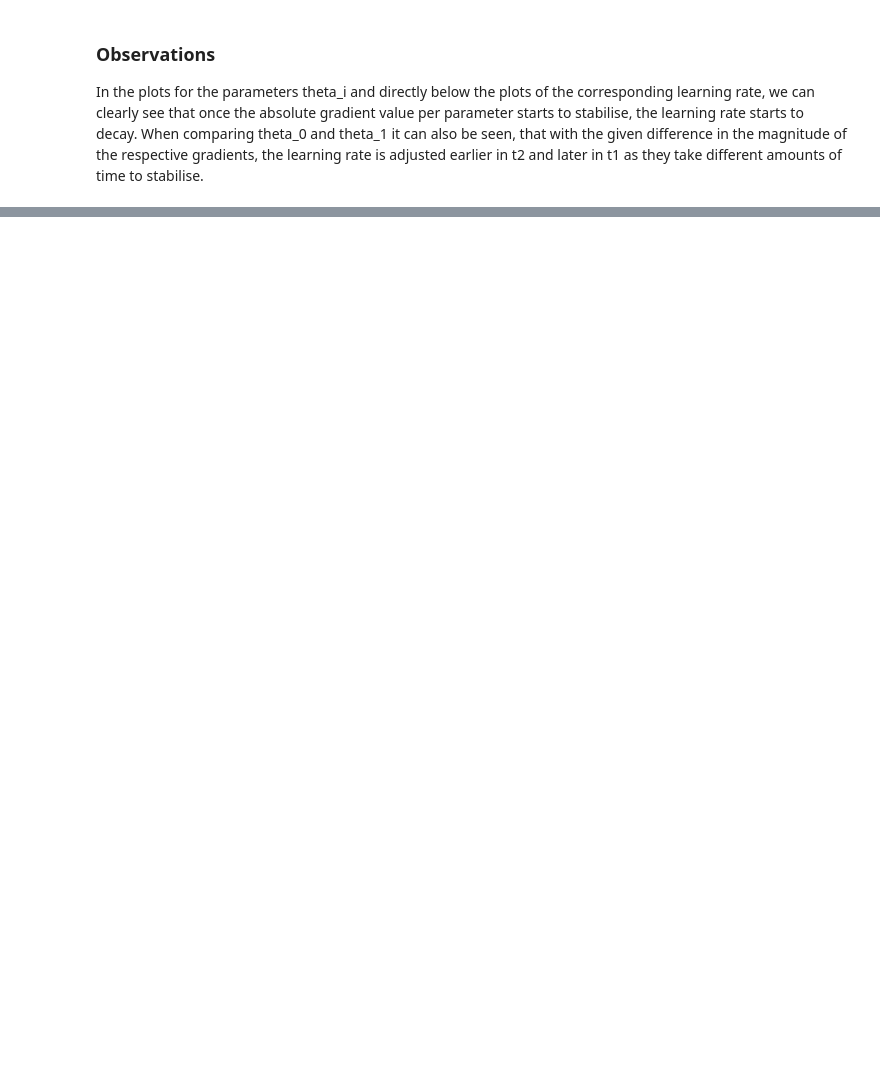
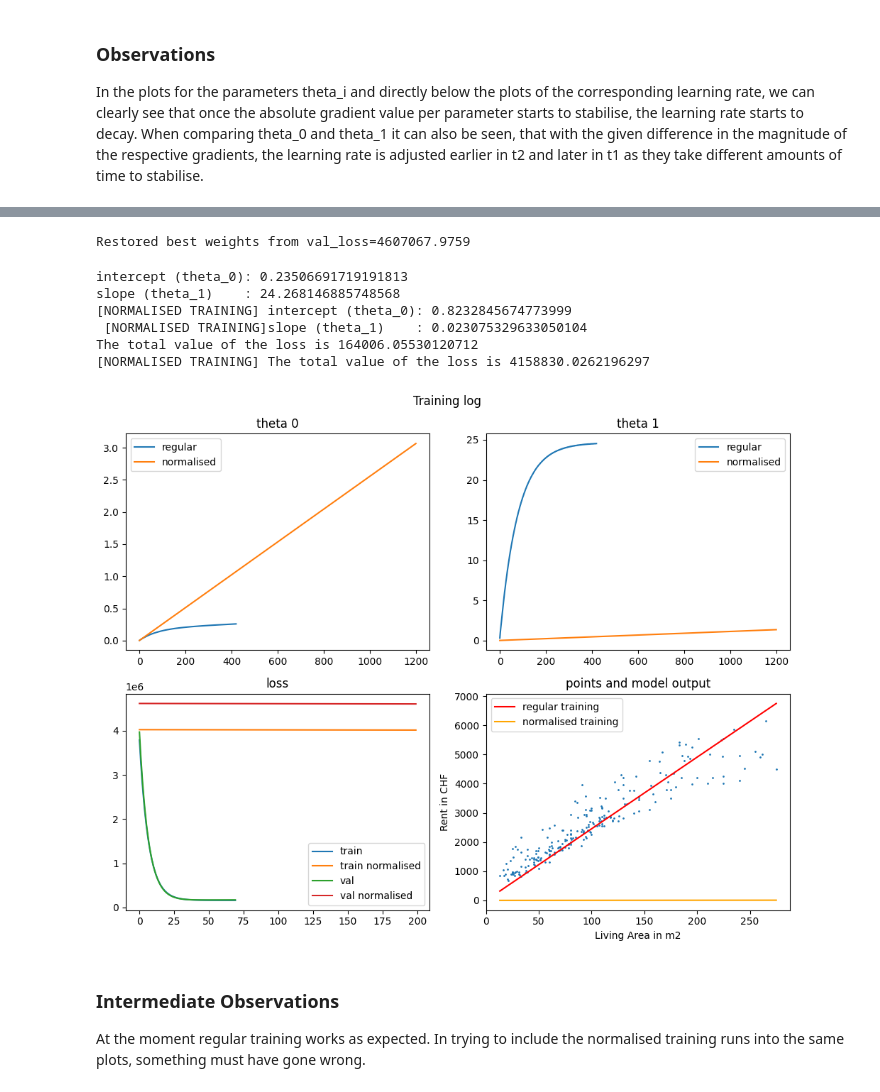
Before and after one commit to pandas-pd/ftp_de_learn, a Jupyter notebook: MPW_02/cg-linear-regression-stud.ipynb, the cells around one changed output, grey strips where cells are left out. Cells and saved outputs as stored; diff of their text form; code cells hidden in the pictures; blank space fills up the shorter version.

Commit message:
feat: attempts at zero mean normalised input

```diff
--- a/MPW_02/cg-linear-regression-stud.ipynb
+++ b/MPW_02/cg-linear-regression-stud.ipynb
@@ -1362,0 +1563,54 @@ In the plots for the parameters theta_i and directly below the plots of the corr
+# %%
+# Training Loop
+# Normalised Training Evolution
+train_loss_evolution_norm = []
+val_loss_evolution_norm = []
+t0_evolution_norm = []
+t1_evolution_norm = []
+
+best_t0_norm, best_t1_norm = train_model(comp_graph=cg_norm, data_train=living_area_train_norm, data_val=living_area_val_norm, train_loss_ev=train_loss_evolution_norm, val_loss_ev=val_loss_evolution_norm, t0_ev=t0_evolution_norm, t1_ev=t1_evolution_norm)
+# %% [output]
+Restored best weights from val_loss=4607067.9759
+# %%
+# Denormalise learned parameters back to input space
+#t2_denorm = t2 / sigma**2
+t1_denorm = best_t1_norm/sigma #- 2*t2*mu/sigma**2
+t0_denorm = best_t0_norm - best_t1_norm*mu/sigma #+ t2*(mu/sigma)**2
+
+# denormalised prediction for plotting
+y_hat_norm = t0_denorm + t1_denorm*living_area #+ t2_denorm*living_area**2
+# %%
+# Visualisation
+print("intercept (theta_0):", t0)
+print("slope (theta_1)    :", t1)
+print("[NORMALISED TRAINING] intercept (theta_0):", t0_denorm)
+print(" [NORMALISED TRAINING]slope (theta_1)    :", t1_denorm)
+y_hat = t0 + t1 * living_area
+J = mse_loss(y_hat, rent_price)
+J_norm = mse_loss(y_hat_norm, rent_price)
+print("The total value of the loss is", J)
+print("[NORMALISED TRAINING] The total value of the loss is", J_norm)
+plot_training_log_5(train_loss_evolution,
+                    val_loss_evolution,
+                    t0_evolution,
+                    t1_evolution,
+                    train_loss_evolution_norm,
+                    val_loss_evolution_norm,
+                    t0_evolution_norm,
+                    t1_evolution_norm,
+                    t0_denormalised=t0_denorm,
+                    t1_denormalised=t1_denorm,
+                    x=living_area,
+                    y=rent_price)
+# %% [output]
+intercept (theta_0): 0.23506691719191813
+slope (theta_1)    : 24.268146885748568
+[NORMALISED TRAINING] intercept (theta_0): 0.8232845674773999
+ [NORMALISED TRAINING]slope (theta_1)    : 0.023075329633050104
+The total value of the loss is 164006.05530120712
+[NORMALISED TRAINING] The total value of the loss is 4158830.0262196297
+[figure, added]
+# %% [markdown]
+### Intermediate Observations
+
+At the moment regular training works as expected. In trying to include the normalised training runs into the same plots, something must have gone wrong.
```
Also changed, not shown: parts of 13 cells of this notebook.
